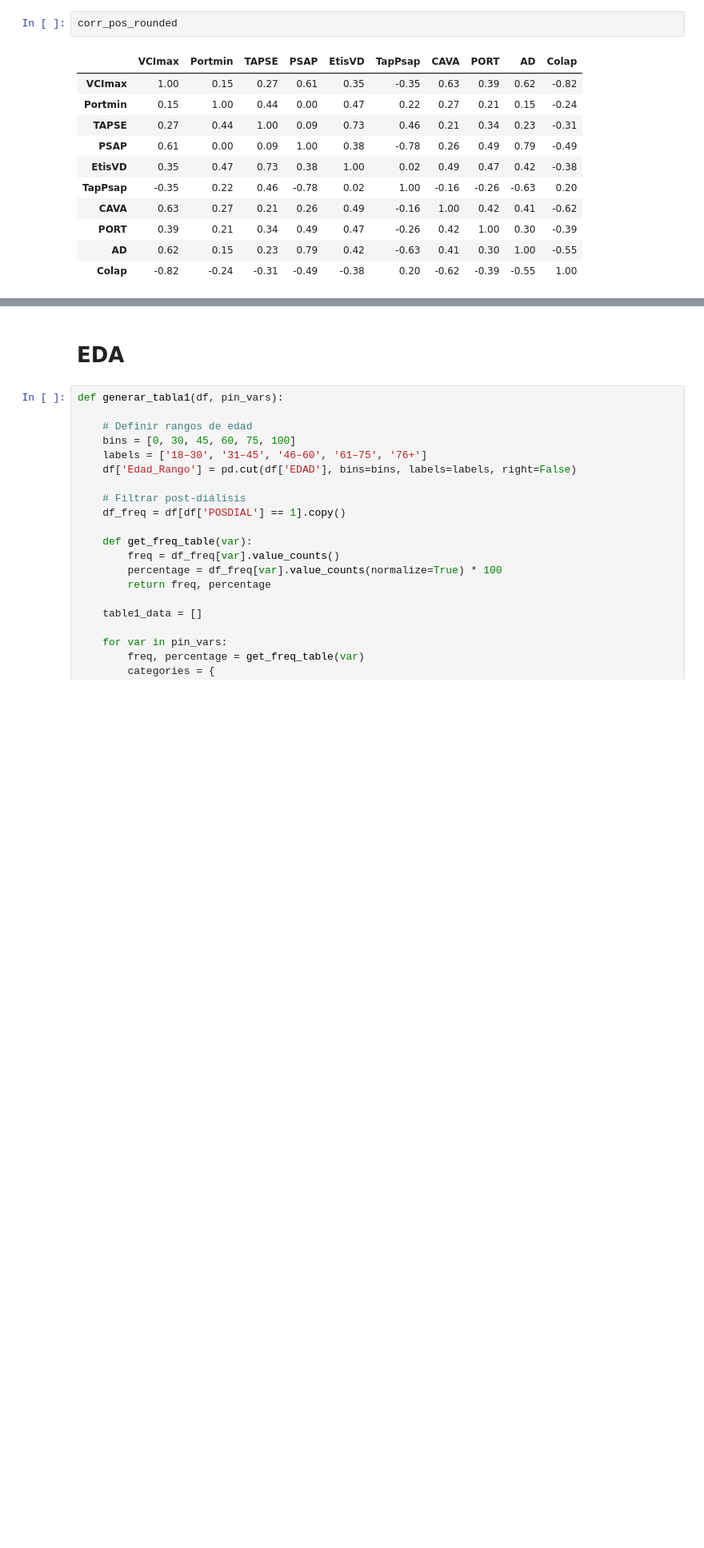
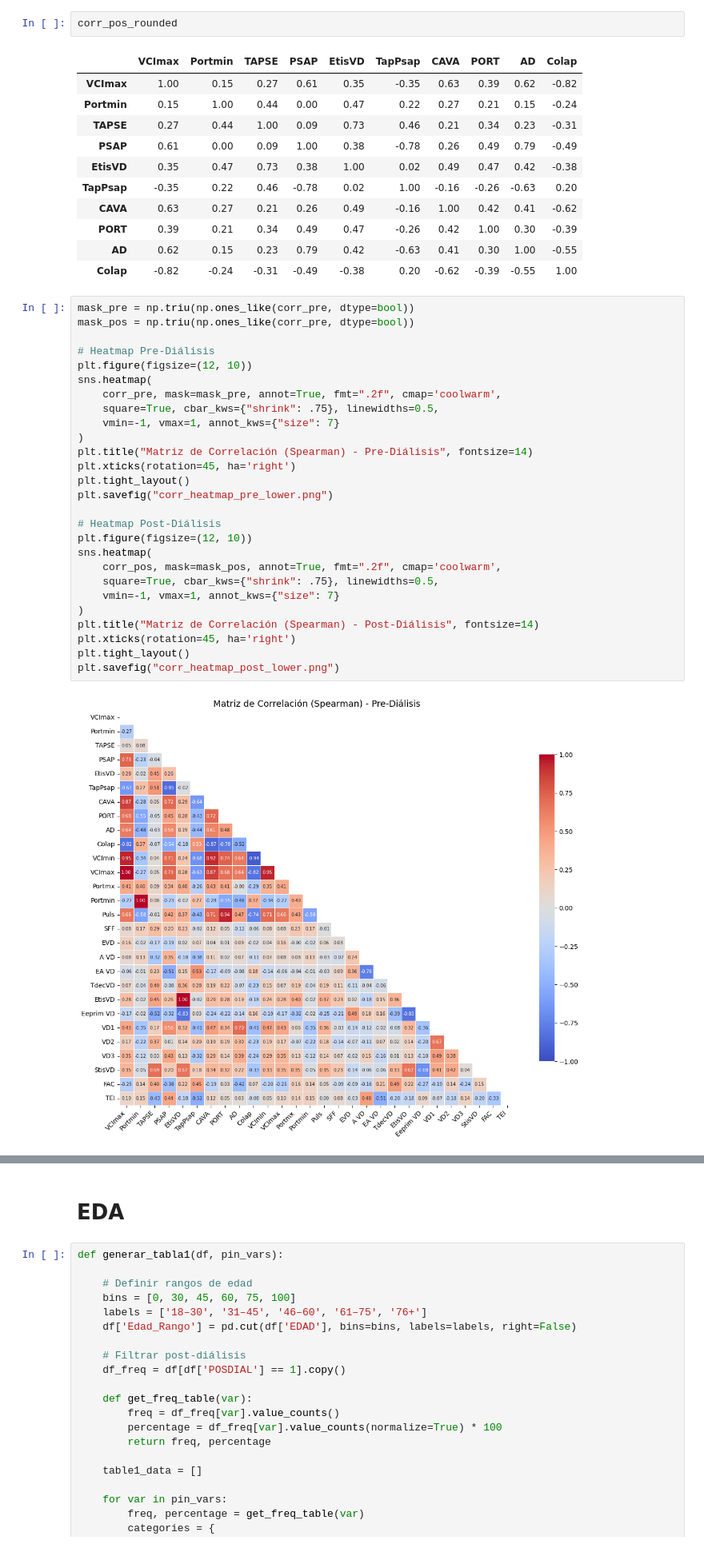
Before and after one commit to bitazaratustra/proyecto_gv, a Jupyter notebook: notebooks/Ecocardiograma_II.ipynb, the cells around one changed output, grey strips where cells are left out. Shown at 80% size. Cells and saved outputs as stored; diff of their text form; blank space fills up the shorter version.

```diff
--- a/notebooks/Ecocardiograma_II.ipynb
+++ b/notebooks/Ecocardiograma_II.ipynb
@@ -161,3 +164,32 @@ corr_pos_rounded
 | PORT | 0.39 | 0.21 | 0.34 | 0.49 | 0.47 | -0.26 | 0.42 | 1.00 | 0.30 | -0.39 |
 | AD | 0.62 | 0.15 | 0.23 | 0.79 | 0.42 | -0.63 | 0.41 | 0.30 | 1.00 | -0.55 |
 | Colap | -0.82 | -0.24 | -0.31 | -0.49 | -0.38 | 0.20 | -0.62 | -0.39 | -0.55 | 1.00 |
+# %%
+mask_pre = np.triu(np.ones_like(corr_pre, dtype=bool))
+mask_pos = np.triu(np.ones_like(corr_pre, dtype=bool))
+
+# Heatmap Pre-Diálisis
+plt.figure(figsize=(12, 10))
+sns.heatmap(
+    corr_pre, mask=mask_pre, annot=True, fmt=".2f", cmap='coolwarm',
+    square=True, cbar_kws={"shrink": .75}, linewidths=0.5,
+    vmin=-1, vmax=1, annot_kws={"size": 7}
+)
+plt.title("Matriz de Correlación (Spearman) - Pre-Diálisis", fontsize=14)
+plt.xticks(rotation=45, ha='right')
+plt.tight_layout()
+plt.savefig("corr_heatmap_pre_lower.png")
+
+# Heatmap Post-Diálisis
+plt.figure(figsize=(12, 10))
+sns.heatmap(
+    corr_pos, mask=mask_pos, annot=True, fmt=".2f", cmap='coolwarm',
+    square=True, cbar_kws={"shrink": .75}, linewidths=0.5,
+    vmin=-1, vmax=1, annot_kws={"size": 7}
+)
+plt.title("Matriz de Correlación (Spearman) - Post-Diálisis", fontsize=14)
+plt.xticks(rotation=45, ha='right')
+plt.tight_layout()
+plt.savefig("corr_heatmap_post_lower.png")
+# %% [output]
+[figure, added]
```
Also changed, not shown: parts of 2 cells of this notebook, 4 other files.
